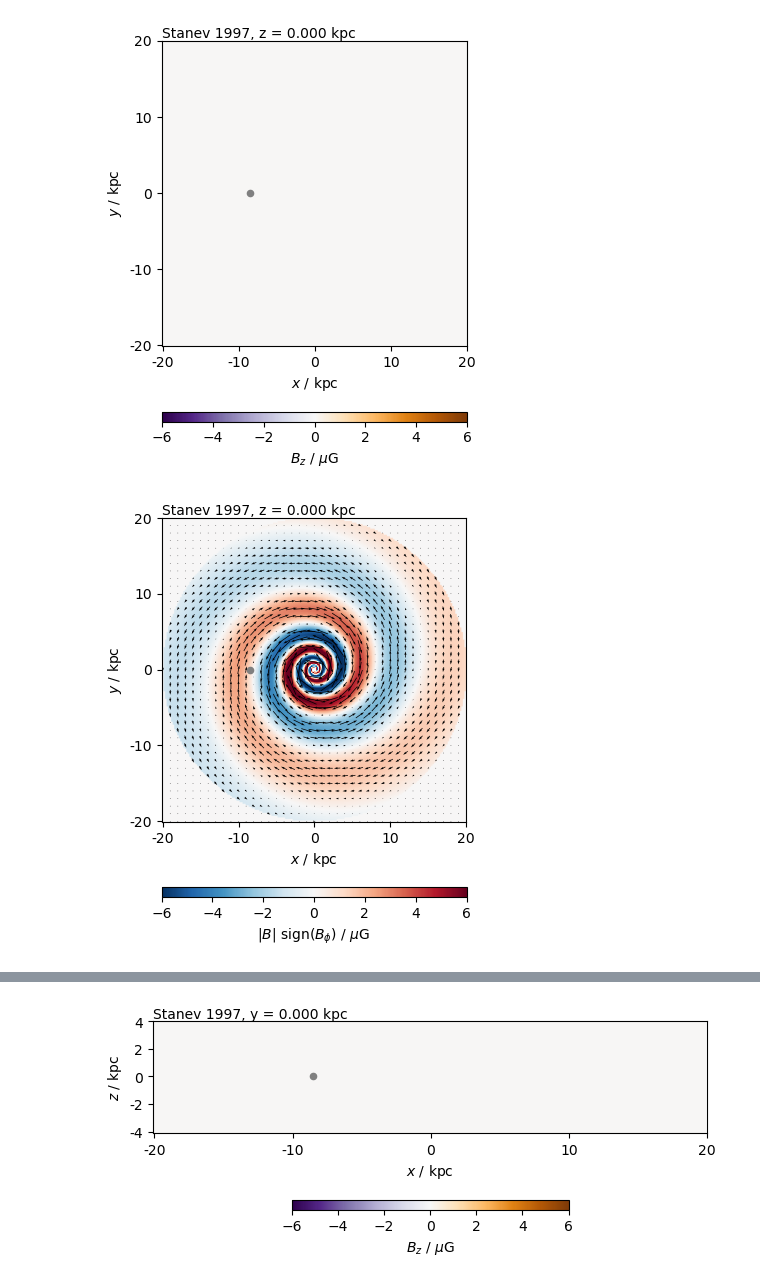
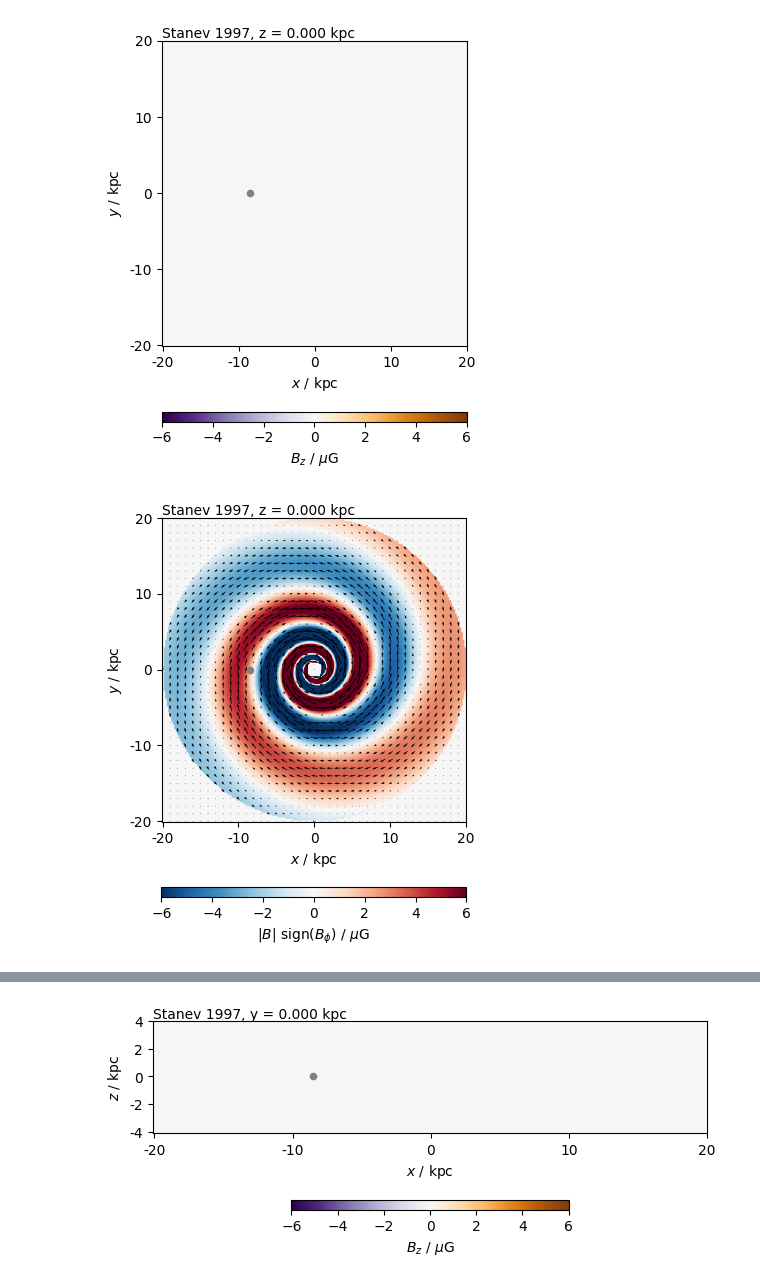
Before and after one commit to rafaelab/imagine-models, a Jupyter notebook: demos/python/model_examples/stanev_demo.ipynb, the cells around one changed output, grey strips where cells are left out. Saved outputs shown, nothing was run; the diff lists cells and outputs as text; code cells hidden in the pictures.

Commit message:
Updated demmos to new plot_slice interface

```diff
--- a/demos/python/model_examples/stanev_demo.ipynb
+++ b/demos/python/model_examples/stanev_demo.ipynb
@@ -32,7 +32,7 @@ plot_slice(model_on_grid, 2, 2, shape, refpoint, increment, vmin, vmax, field_na
 # %% [output]
 [figure]
 # %%
-plot_slice(model_on_grid, 3, 2, shape, refpoint, increment, vmin, vmax, quiver=True, field_name='Stanev 1997')
+plot_slice(model_on_grid, 2, shape, refpoint, increment, vmin, vmax, quiver=True, field_name='Stanev 1997', amplitude=True)
 # %% [output]
-[figure, old version]
+[figure, new version]
 # %%
```
Also changed, not shown: parts of 7 cells of this notebook, 12 other files.
